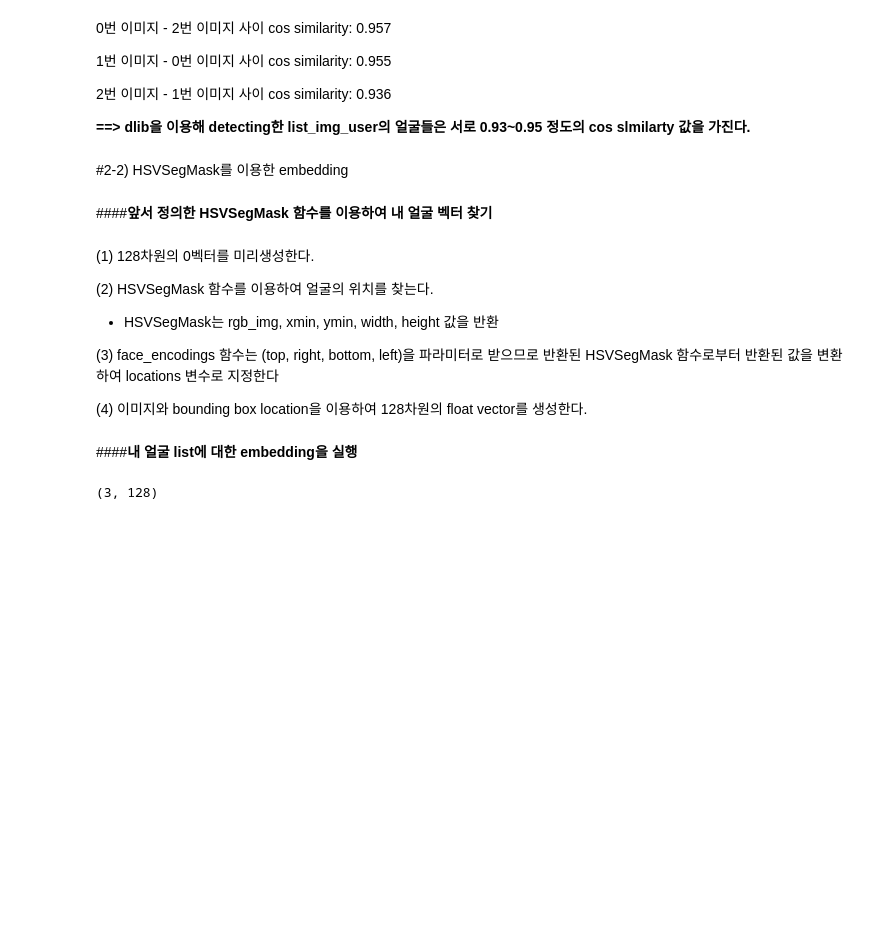
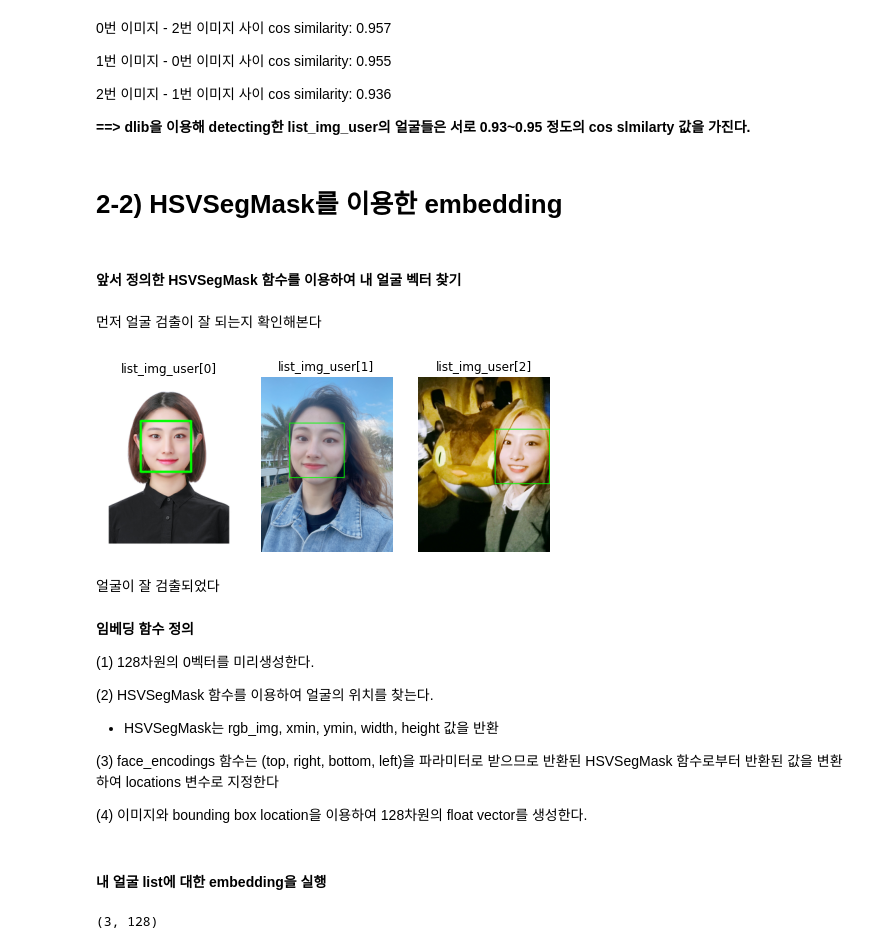
Before and after one commit to heewonyang99/Facedetection, a Jupyter notebook: hw2_face_detection_1914022_양희원.ipynb, the cells around one changed output. Drawn from its saved outputs; the diff is of its cells as text; code cells hidden in the pictures; blank space fills up the shorter version.

```diff
--- a/hw2_face_detection_1914022_양희원.ipynb
+++ b/hw2_face_detection_1914022_양희원.ipynb
@@ -263,6 +311,8 @@ print(dlib_sim_user_user)
 
 **==> dlib을 이용해 detecting한 list_img_user의 얼굴들은 서로 0.93~0.95 정도의 cos slmilarty 값을 가진다.**
 # %% [markdown]
-#2-2) HSVSegMask를 이용한 embedding
+# 2-2) HSVSegMask를 이용한 embedding
 # %% [markdown]
-####**앞서 정의한 HSVSegMask 함수를 이용하여 내 얼굴 벡터 찾기**
+#### 앞서 정의한 HSVSegMask 함수를 이용하여 내 얼굴 벡터 찾기
+# %% [markdown]
+먼저 얼굴 검출이 잘 되는지 확인해본다
@@ -269,4 +323,31 @@ print(dlib_sim_user_user)
+# %%
+fig3 = plt.figure()
+rows = 1
+cols = 3
+
+ax1 = fig3.add_subplot(rows, cols, 1)
+plt.imshow(rgb_lst[0])
+ax1.set_title('list_img_user[0]')
+ax1.axis("off")
+
+ax2 = fig3.add_subplot(rows, cols, 2)
+plt.imshow(rgb_lst[1])
+ax2.set_title('list_img_user[1]')
+ax2.axis("off")
+
+ax3 = fig3.add_subplot(rows, cols, 3)
+ax3.imshow(rgb_lst[2])
+ax3.set_title('list_img_user[2]')
+ax3.axis("off")
+
+plt.show()
+# %% [output]
+[figure, added]
+# %% [markdown]
+얼굴이 잘 검출되었다
 # %% [markdown]
+**임베딩 함수 정의**
+
 (1) 128차원의 0벡터를 미리생성한다.
 
 (2) HSVSegMask 함수를 이용하여 얼굴의 위치를 찾는다.
@@ -297,7 +378,7 @@ def SegMaskEmbedding(list_img):
 
     return np_embs
 # %% [markdown]
-####**내 얼굴 list에 대한 embedding을 실행**
+#### 내 얼굴 list에 대한 embedding을 실행
 # %%
 SegMaskEmbedded = SegMaskEmbedding(list_img_user)
 SegMaskEmbedded.shape
```
Also changed, not shown: parts of 25 cells of this notebook.
